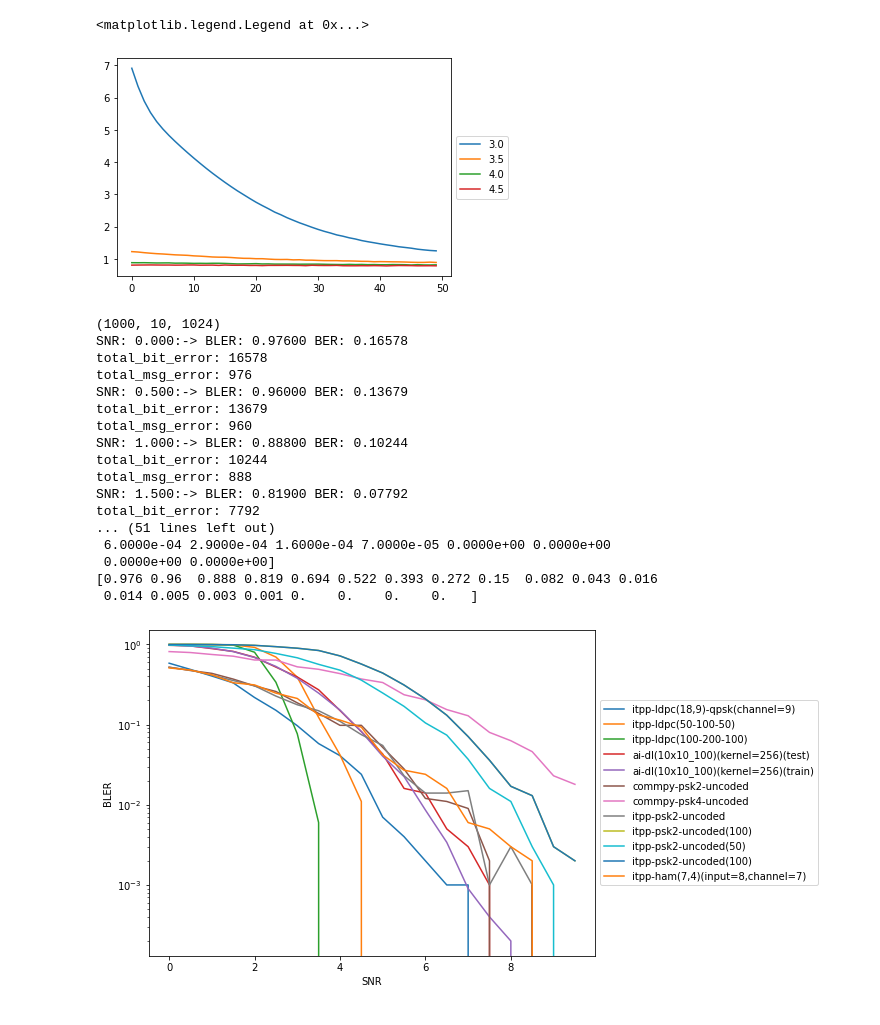
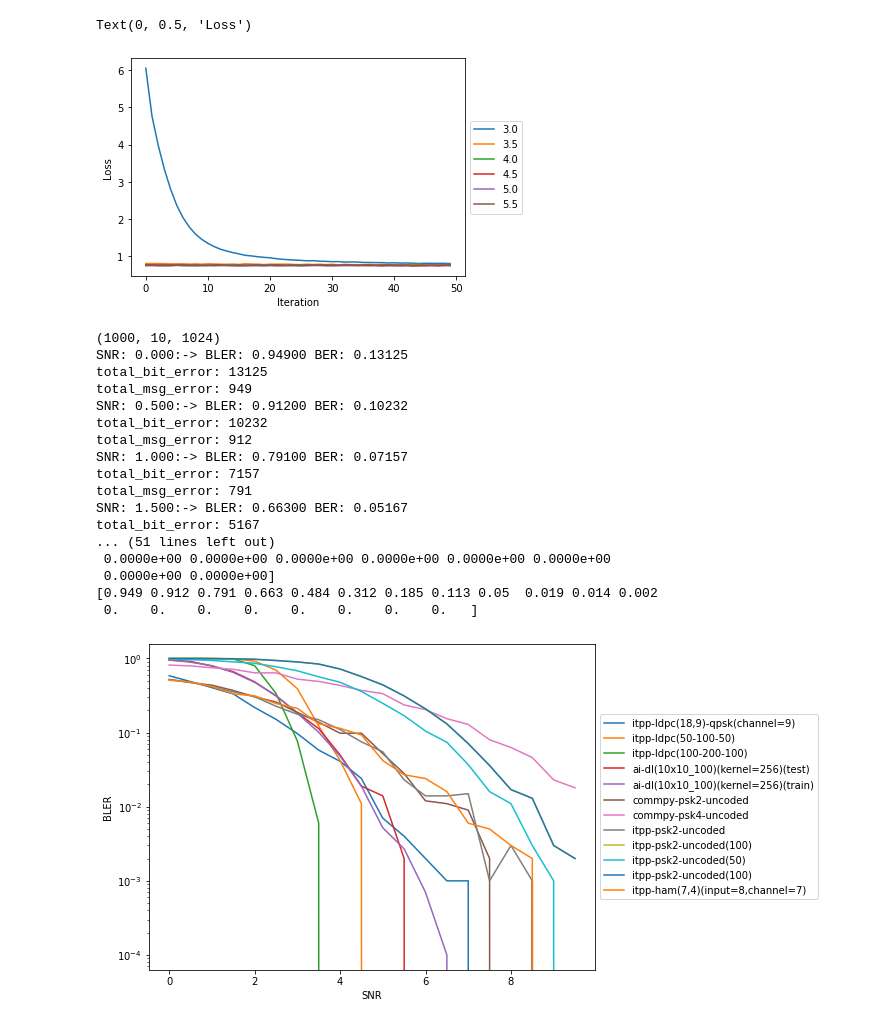
Before and after one commit to iamviji/project, a Jupyter notebook: Report/CNNAE_10x10_8_100.ipynb, the cells around one changed output. Cells and saved outputs as stored; diff of their text form; code cells hidden in the pictures.

```diff
--- a/Report/CNNAE_10x10_8_100.ipynb
+++ b/Report/CNNAE_10x10_8_100.ipynb
@@ -28,8 +28,8 @@ SNR_BEGIN = 0
 SNR_END = 10
 
 TRAIN_SNR_BEGIN = 3
-TRAIN_SNR_END = 5
-
+TRAIN_SNR_END = 6
+train_batch_size = 1000
 
 bler_per_iter_uncoded_commpy_psk_2 = [0.521, 0.473, 0.436, 0.37,  0.304, 0.259, 0.187, 0.138, 0.098, 0.098, 0.052, 0.028, 0.012, 0.011, 0.009, 0.002, 0.0,  0.001, 0.,    0.0]
 bler_per_iter_uncoded_itpp_psk_2 = [0.518, 0.478, 0.415, 0.355, 0.305, 0.227, 0.177, 0.149, 0.11,  0.075, 0.055, 0.023, 0.014, 0.014, 0.015, 0.001, 0.003, 0.001, 0.,    0. ]
@@ -315,16 +315,20 @@ test_input_message_one_hot = to_categorical(y=test_input_message, num_classes=2*
 import keras
 autoencoder.compile(optimizer=keras.optimizers.Adam(),loss='sparse_categorical_crossentropy',metrics=['sparse_categorical_accuracy'])
 training_history1 = dict ()
+beginTime = time.clock()
 for snr in (numpy.arange (TRAIN_SNR_BEGIN, TRAIN_SNR_END, SNR_STEP_SIZE)):
   sigma = 1.0*Snr2Sigma (snr)
   snr_std = sigma
   print ("Training for SNR=", snr, " sigma=", sigma)
   history = autoencoder.fit(training_input_message_one_hot, training_input_message,
                 epochs=50,
-                batch_size=5000,
+                batch_size=train_batch_size,
                 shuffle=False,
                 validation_data=(test_input_message_one_hot, test_input_message))
   training_history1 [snr] = history
+
+endTime = time.clock()
+print('TotalTime: ' + str(endTime - beginTime) + ' s')
 # %% [output]
 Training for SNR= 3.0  sigma= 0.7079457843841379
 Epoch 1/50
@@ -562,10 +566,12 @@ for i in range (int(channel_size)):
 # %%
 for snr in (numpy.arange (TRAIN_SNR_BEGIN, TRAIN_SNR_END, SNR_STEP_SIZE)):
   plt.plot(training_history1[snr].history['loss'], label=snr)
 plt.legend(loc='center left', bbox_to_anchor=(1, 0.5))
+plt.xlabel ("Iteration")
+plt.ylabel ("Loss")
 # %% [output]
-<matplotlib.legend.Legend at 0x...>
+Text(0, 0.5, 'Loss')
-[figure, old version]
+[figure, new version]
 # %%
 test_input_message = numpy.random.randint(2**input_block_length, size=(int(NUM_OF_INPUT_MESSAGE/10),num_of_input_block,1))
 #print(test_input_message)
@@ -584,22 +590,22 @@ print (ber_per_iter_dl_tensor2)
 print (bler_per_iter_dl_tensor2)
 # %% [output]
 (1000, 10, 1024)
-SNR: 0.000:-> BLER: 0.97600 BER: 0.16578
-total_bit_error: 16578
-total_msg_error: 976
-SNR: 0.500:-> BLER: 0.96000 BER: 0.13679
-total_bit_error: 13679
-total_msg_error: 960
-SNR: 1.000:-> BLER: 0.88800 BER: 0.10244
-total_bit_error: 10244
-total_msg_error: 888
-SNR: 1.500:-> BLER: 0.81900 BER: 0.07792
-total_bit_error: 7792
+SNR: 0.000:-> BLER: 0.94900 BER: 0.13125
+total_bit_error: 13125
+total_msg_error: 949
+SNR: 0.500:-> BLER: 0.91200 BER: 0.10232
+total_bit_error: 10232
+total_msg_error: 912
+SNR: 1.000:-> BLER: 0.79100 BER: 0.07157
+total_bit_error: 7157
+total_msg_error: 791
+SNR: 1.500:-> BLER: 0.66300 BER: 0.05167
+total_bit_error: 5167
 ... (51 lines left out)
- 6.0000e-04 2.9000e-04 1.6000e-04 7.0000e-05 0.0000e+00 0.0000e+00
+ 0.0000e+00 0.0000e+00 0.0000e+00 0.0000e+00 0.0000e+00 0.0000e+00
  0.0000e+00 0.0000e+00]
-[0.976 0.96  0.888 0.819 0.694 0.522 0.393 0.272 0.15  0.082 0.043 0.016
- 0.014 0.005 0.003 0.001 0.    0.    0.    0.   ]
+[0.949 0.912 0.791 0.663 0.484 0.312 0.185 0.113 0.05  0.019 0.014 0.002
+ 0.    0.    0.    0.    0.    0.    0.    0.   ]
 # %%
 import matplotlib.pyplot as plt
 %matplotlib inline
@@ -635,7 +641,7 @@ plt.savefig('ldpc_ber_{}_{}.png'.format(2*channel_size,input_message_length))
 plt.legend(loc='center left', bbox_to_anchor=(1, 0.5))
 plt.show()
 # %% [output]
-[figure, old version]
+[figure, new version]
 # %%
 import numpy
 import matplotlib.pyplot as plt
```
Also changed, not shown: parts of 10 cells of this notebook.
